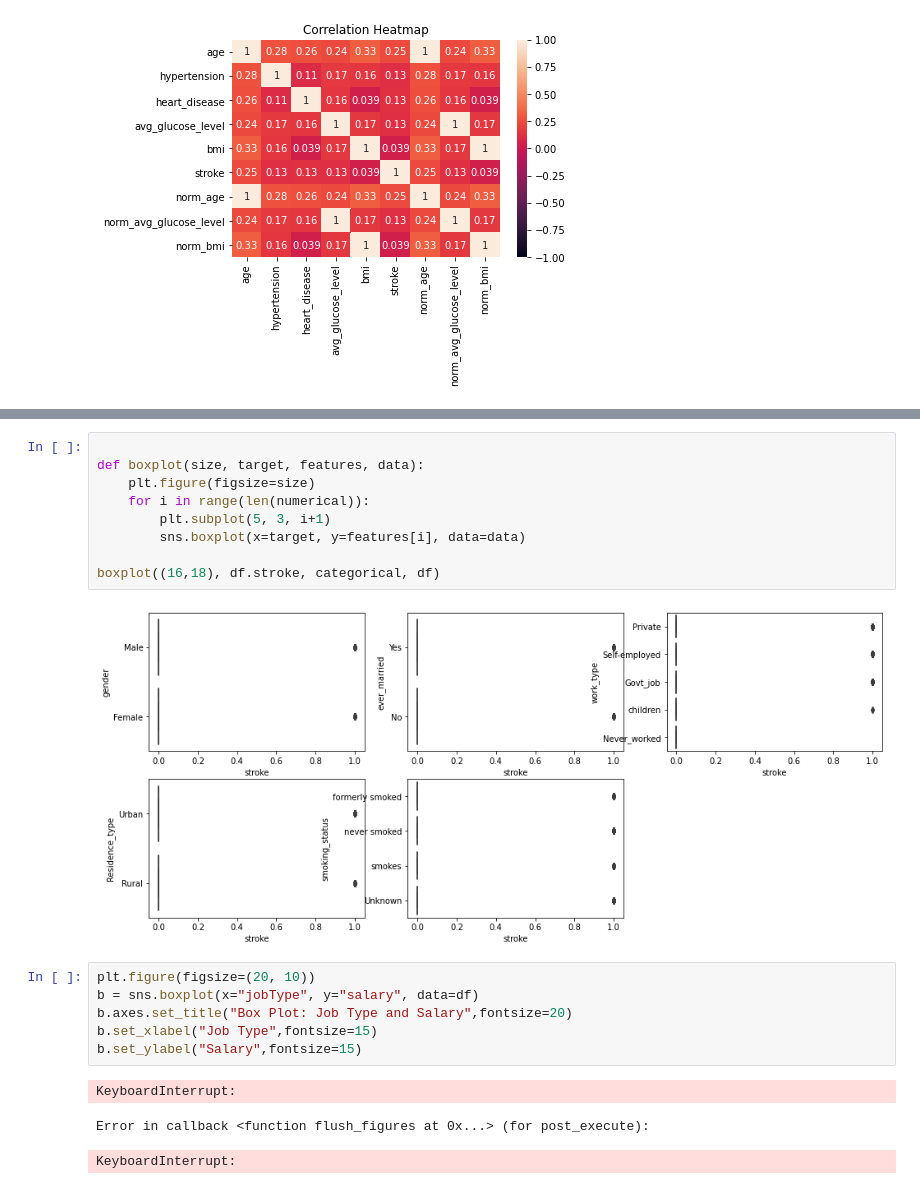
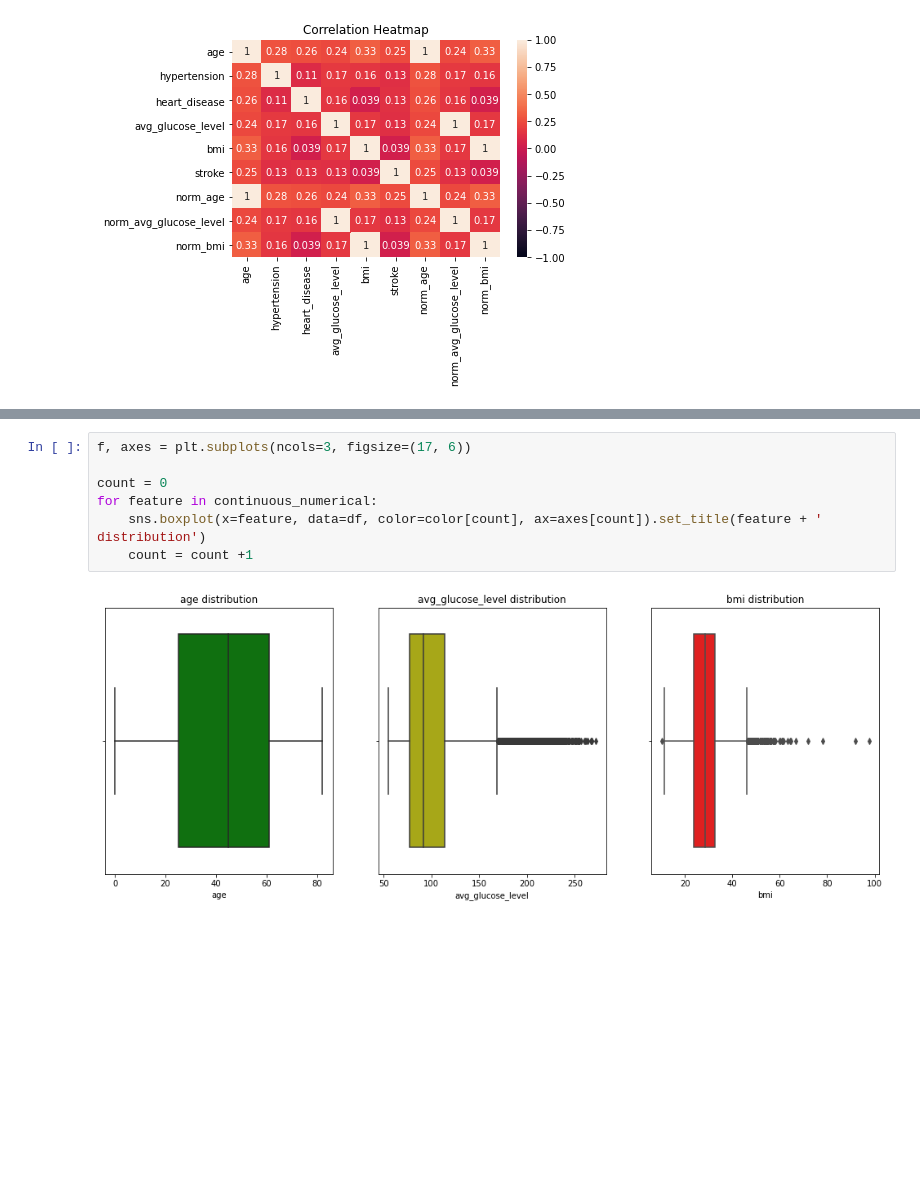
Before and after one commit to SophiaBouchama/stroke-prediction-portfolio, a Jupyter notebook: Stroke-Project.ipynb, the cells around one changed output, grey strips where cells are left out. Saved outputs shown, nothing was run; the diff lists cells and outputs as text; blank space fills up the shorter version.

```diff
--- a/Stroke-Project.ipynb
+++ b/Stroke-Project.ipynb
@@ -413,21 +416,9 @@ Text(0, 0.5, 'Patient Count')
-# %%
-
-def boxplot(size, target, features, data):
-    plt.figure(figsize=size)
-    for i in range(len(numerical)):
-        plt.subplot(5, 3, i+1)
-        sns.boxplot(x=target, y=features[i], data=data)
-
-boxplot((16,18), df.stroke, categorical, df)
-# %% [output]
-[figure, removed]
-# %%
-plt.figure(figsize=(20, 10))
-b = sns.boxplot(x="jobType", y="salary", data=df)
-b.axes.set_title("Box Plot: Job Type and Salary",fontsize=20)
-b.set_xlabel("Job Type",fontsize=15)
-b.set_ylabel("Salary",fontsize=15)
-# %% [output]
-KeyboardInterrupt:
-Error in callback <function flush_figures at 0x...> (for post_execute):
-KeyboardInterrupt:
+# %%
+f, axes = plt.subplots(ncols=3, figsize=(17, 6))
+
+count = 0
+for feature in continuous_numerical:
+    sns.boxplot(x=feature, data=df, color=color[count], ax=axes[count]).set_title(feature + ' distribution')
+    count = count +1
+# %% [output]
+[figure, added]
```
Also changed, not shown: parts of 7 cells of this notebook.
